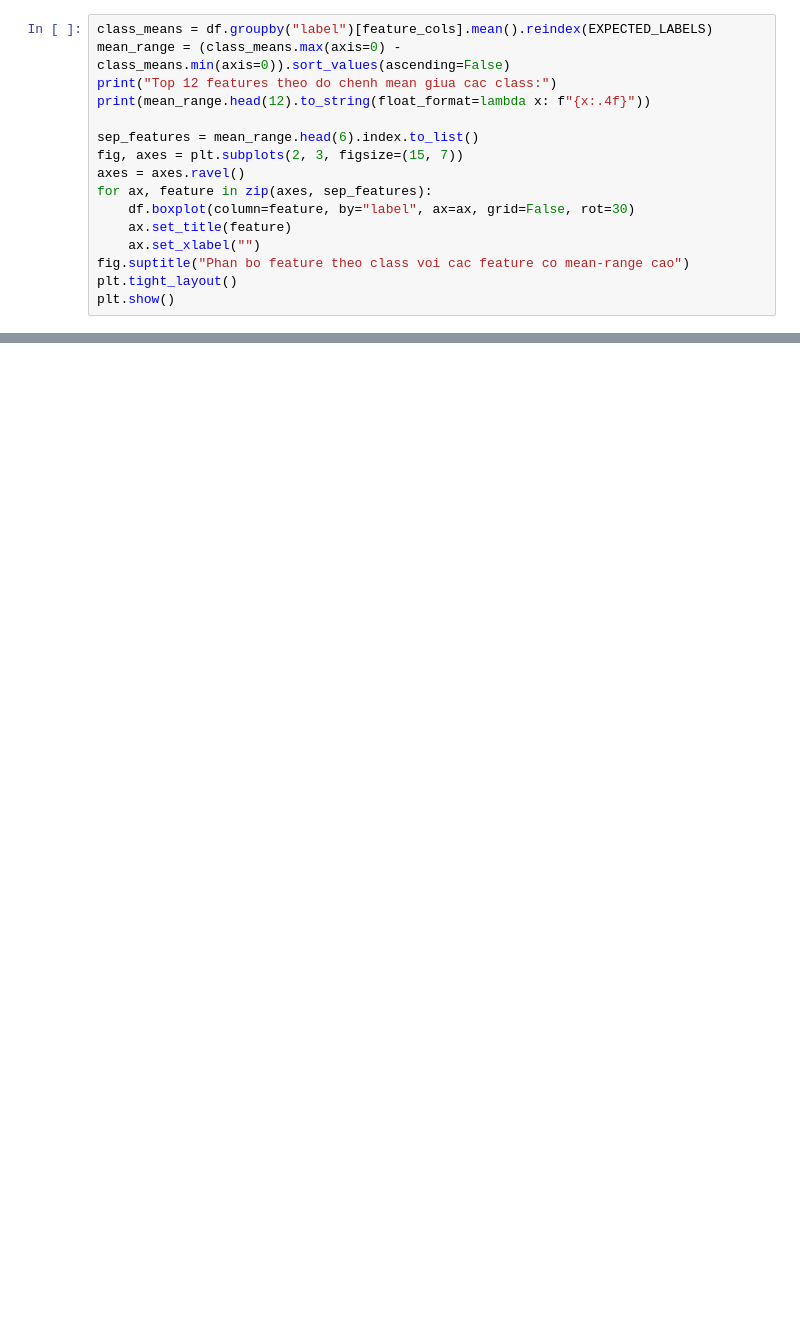
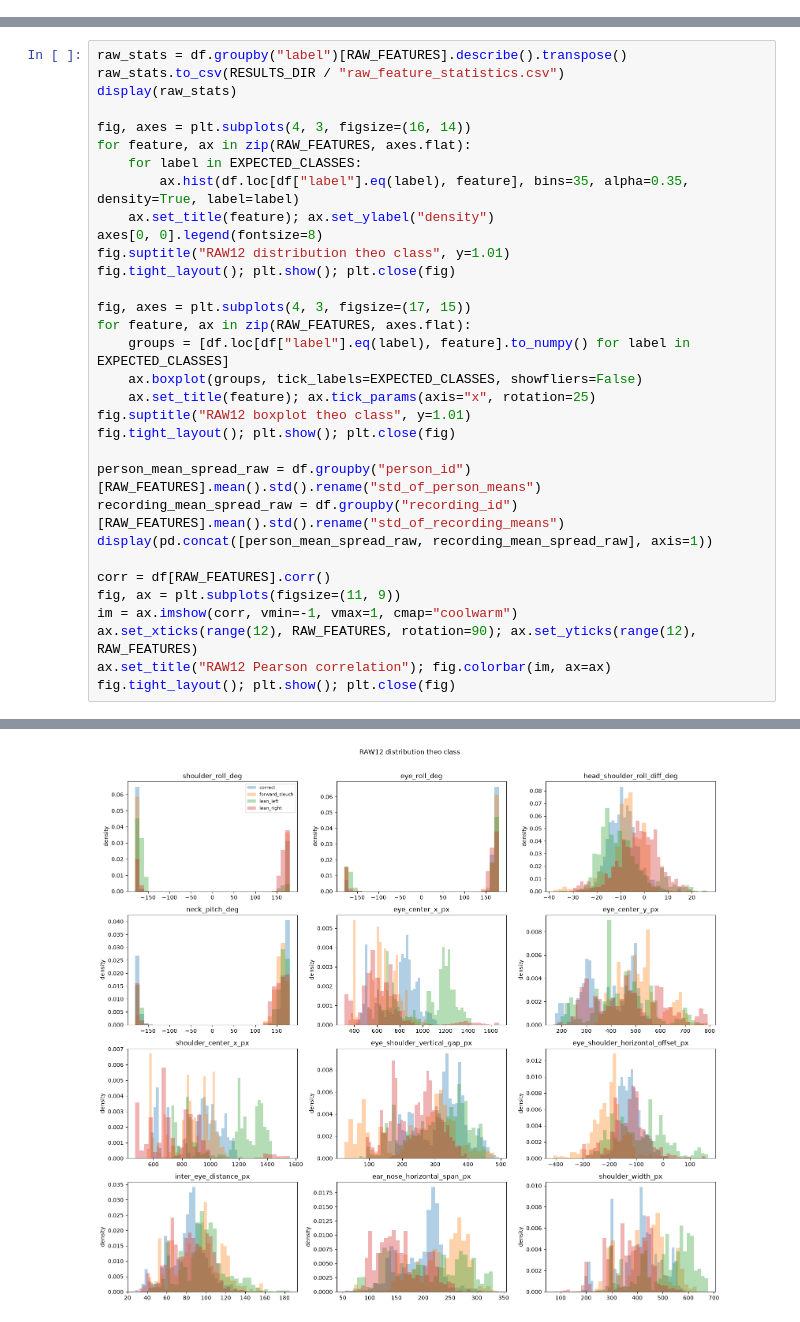
Before and after one commit to QuangCanhCut/smart-posture-monitor, a Jupyter notebook: notebooks/01_eda_dataset.ipynb, the cells around one changed output, grey strips where cells are left out. Drawn from its saved outputs; the diff is of its cells as text; blank space fills up the shorter version.

```diff
--- a/notebooks/01_eda_dataset.ipynb
+++ b/notebooks/01_eda_dataset.ipynb
@@ -531,16 +0,0 @@ Phan nay so sanh mean feature theo class va truc quan hoa mot so feature co khac
-# %%
-class_means = df.groupby("label")[feature_cols].mean().reindex(EXPECTED_LABELS)
-mean_range = (class_means.max(axis=0) - class_means.min(axis=0)).sort_values(ascending=False)
-print("Top 12 features theo do chenh mean giua cac class:")
-print(mean_range.head(12).to_string(float_format=lambda x: f"{x:.4f}"))
-
-sep_features = mean_range.head(6).index.to_list()
-fig, axes = plt.subplots(2, 3, figsize=(15, 7))
-axes = axes.ravel()
-for ax, feature in zip(axes, sep_features):
-    df.boxplot(column=feature, by="label", ax=ax, grid=False, rot=30)
-    ax.set_title(feature)
-    ax.set_xlabel("")
-fig.suptitle("Phan bo feature theo class voi cac feature co mean-range cao")
-plt.tight_layout()
-plt.show()
@@ -649,0 +278,33 @@ Notebook nay khong ket luan model tot/xau vi chua train model.
+# %%
+raw_stats = df.groupby("label")[RAW_FEATURES].describe().transpose()
+raw_stats.to_csv(RESULTS_DIR / "raw_feature_statistics.csv")
+display(raw_stats)
+
+fig, axes = plt.subplots(4, 3, figsize=(16, 14))
+for feature, ax in zip(RAW_FEATURES, axes.flat):
+    for label in EXPECTED_CLASSES:
+        ax.hist(df.loc[df["label"].eq(label), feature], bins=35, alpha=0.35, density=True, label=label)
+    ax.set_title(feature); ax.set_ylabel("density")
+axes[0, 0].legend(fontsize=8)
+fig.suptitle("RAW12 distribution theo class", y=1.01)
+fig.tight_layout(); plt.show(); plt.close(fig)
+
+fig, axes = plt.subplots(4, 3, figsize=(17, 15))
+for feature, ax in zip(RAW_FEATURES, axes.flat):
+    groups = [df.loc[df["label"].eq(label), feature].to_numpy() for label in EXPECTED_CLASSES]
+    ax.boxplot(groups, tick_labels=EXPECTED_CLASSES, showfliers=False)
+    ax.set_title(feature); ax.tick_params(axis="x", rotation=25)
+fig.suptitle("RAW12 boxplot theo class", y=1.01)
+fig.tight_layout(); plt.show(); plt.close(fig)
+
+person_mean_spread_raw = df.groupby("person_id")[RAW_FEATURES].mean().std().rename("std_of_person_means")
+recording_mean_spread_raw = df.groupby("recording_id")[RAW_FEATURES].mean().std().rename("std_of_recording_means")
+display(pd.concat([person_mean_spread_raw, recording_mean_spread_raw], axis=1))
+
+corr = df[RAW_FEATURES].corr()
+fig, ax = plt.subplots(figsize=(11, 9))
+im = ax.imshow(corr, vmin=-1, vmax=1, cmap="coolwarm")
+ax.set_xticks(range(12), RAW_FEATURES, rotation=90); ax.set_yticks(range(12), RAW_FEATURES)
+ax.set_title("RAW12 Pearson correlation"); fig.colorbar(im, ax=ax)
+fig.tight_layout(); plt.show(); plt.close(fig)
+# %% [output]
@@ -649,0 +324 @@ Notebook nay khong ket luan model tot/xau vi chua train model.
+[figure, added]
```
Also changed, not shown: parts of 62 cells of this notebook, 48 other files.
